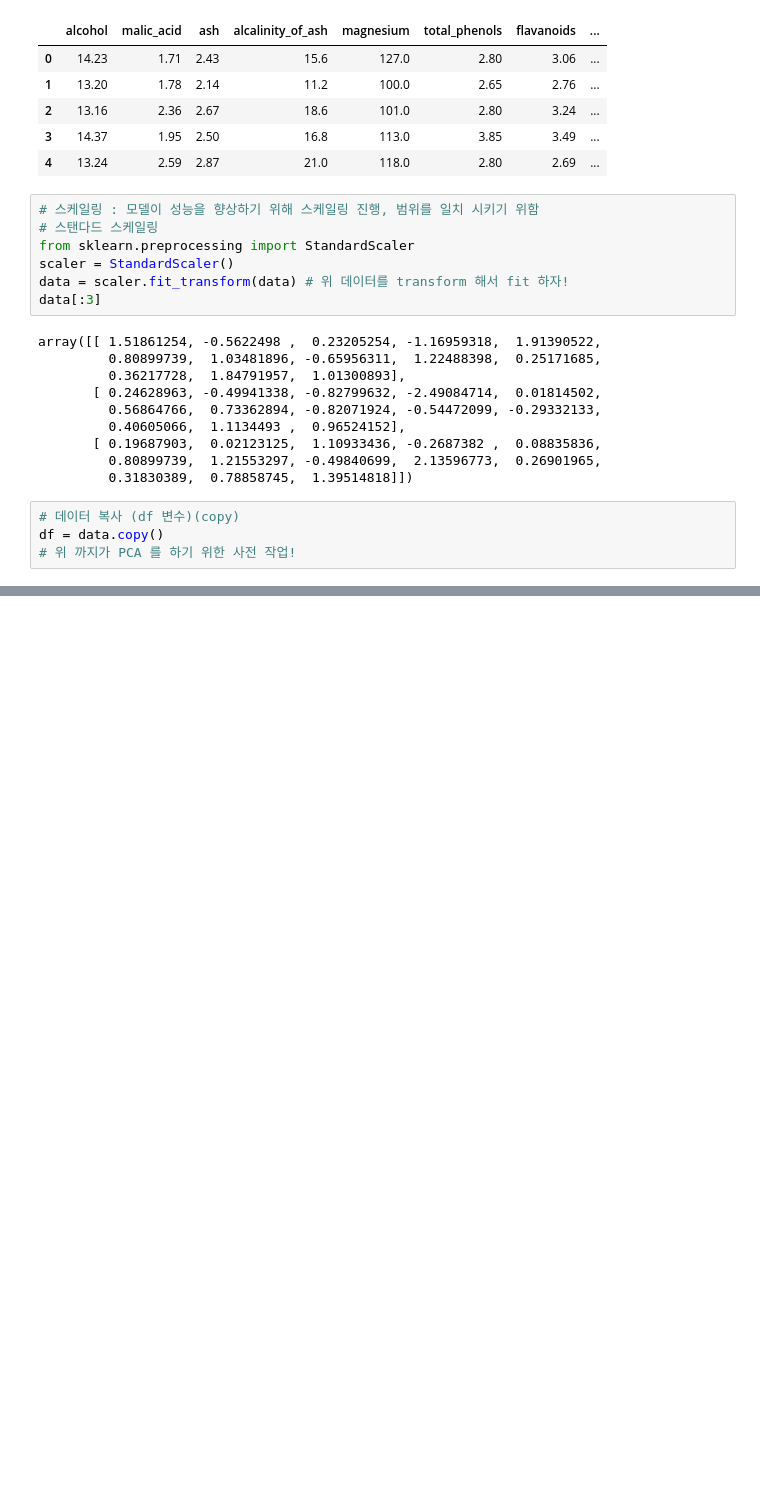
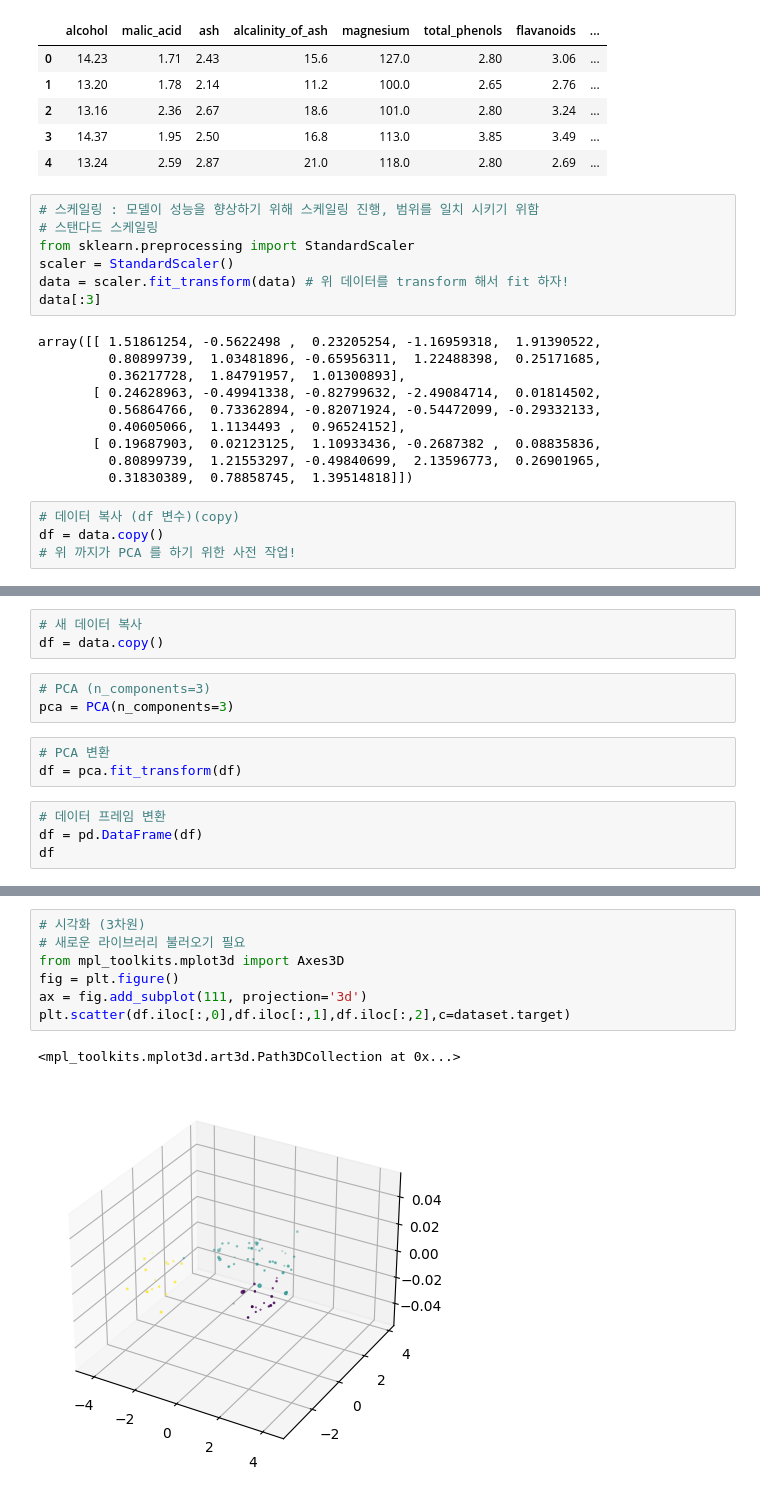
Before and after one commit to HWMV/MachineLearn, a Jupyter notebook: Machine_learning6.ipynb, the cells around one changed output, grey strips where cells are left out. Drawn from its saved outputs; the diff is of its cells as text; blank space fills up the shorter version.

```diff
--- a/Machine_learning6.ipynb
+++ b/Machine_learning6.ipynb
@@ -59,0 +144,13 @@ pca = PCA(n_components=2)   # n_components=? 인수 필수!
+# %%
+# 새 데이터 복사
+df = data.copy()
+# %%
+# PCA (n_components=3)
+pca = PCA(n_components=3)
+# %%
+# PCA 변환
+df = pca.fit_transform(df)
+# %%
+# 데이터 프레임 변환
+df = pd.DataFrame(df)
+df
@@ -59,0 +171,10 @@ pca = PCA(n_components=2)   # n_components=? 인수 필수!
+# %%
+# 시각화 (3차원)
+# 새로운 라이브러리 불러오기 필요
+from mpl_toolkits.mplot3d import Axes3D
+fig = plt.figure()
+ax = fig.add_subplot(111, projection='3d')
+plt.scatter(df.iloc[:,0],df.iloc[:,1],df.iloc[:,2],c=dataset.target)
+# %% [output]
+<mpl_toolkits.mplot3d.art3d.Path3DCollection at 0x...>
+[figure, added]
```
Also changed, not shown: parts of 16 cells of this notebook.
